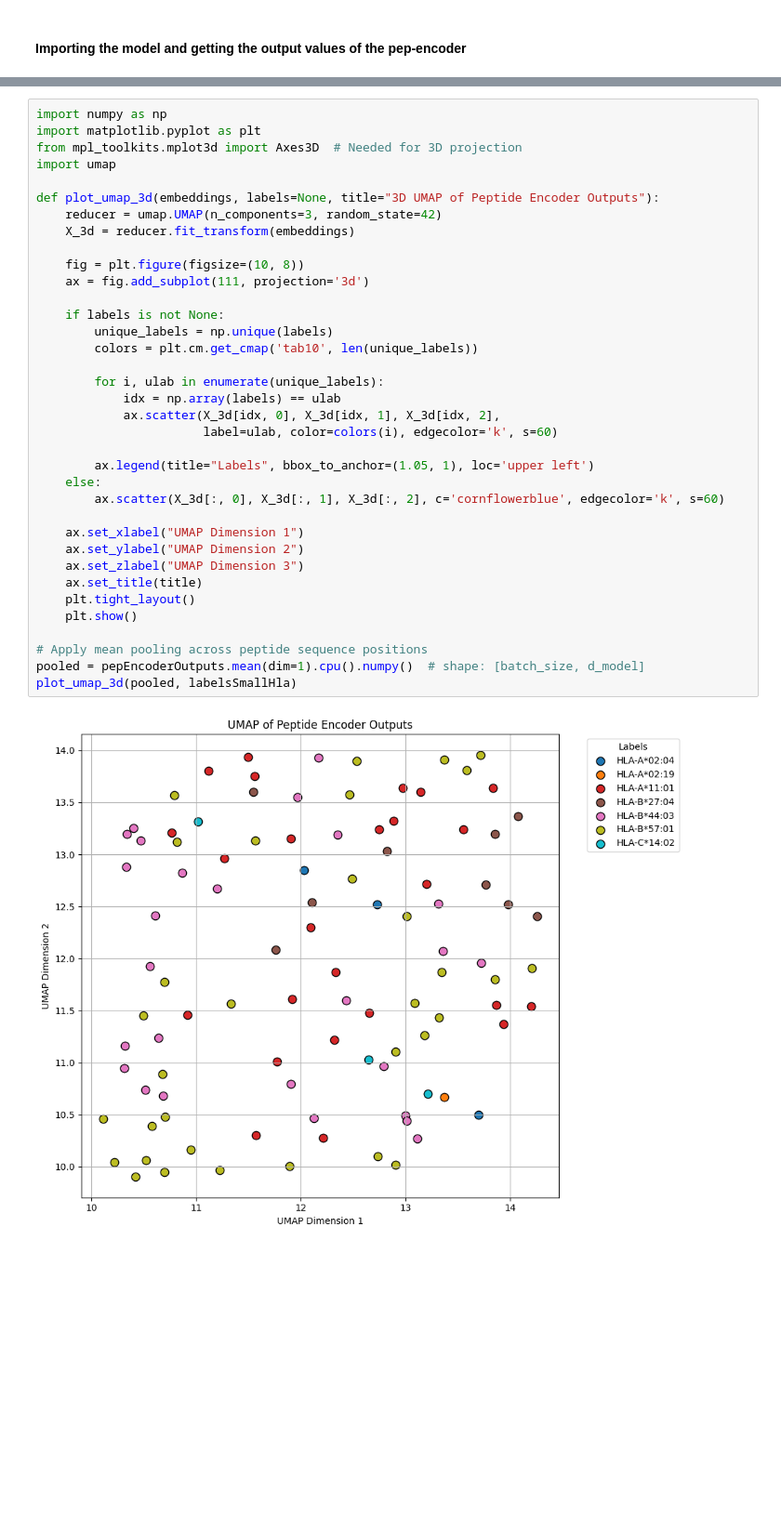
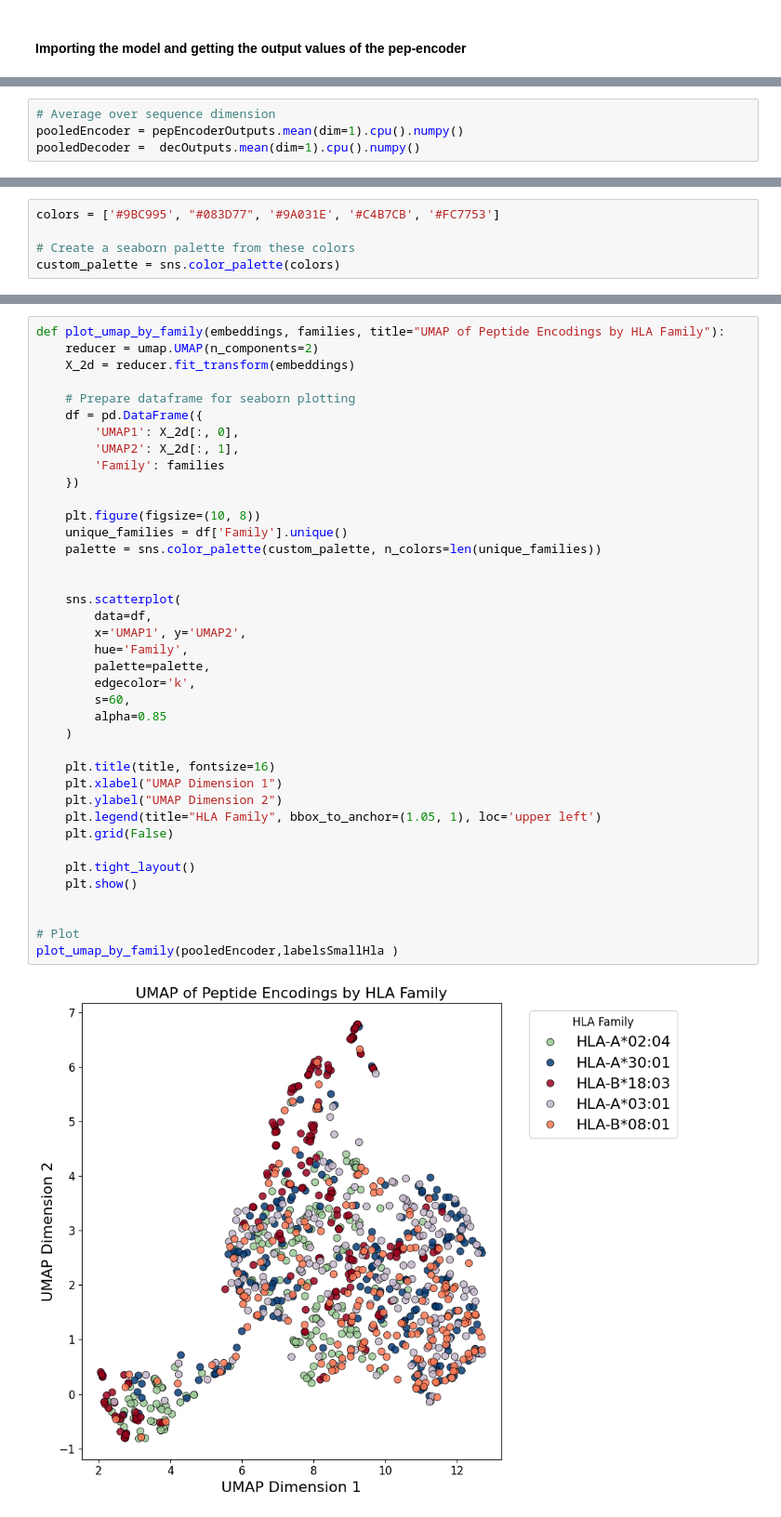
Before and after one commit to Felipepuiggarimedici/Fine-Tuned-TransMut, a Jupyter notebook: clusters.ipynb, the cells around one changed output, grey strips where cells are left out. Shown at 93% size. Saved outputs shown, nothing was run; the diff lists cells and outputs as text; blank space fills up the shorter version.

```diff
--- a/clusters.ipynb
+++ b/clusters.ipynb
@@ -62,0 +136,4 @@ The best hyperparameters are: n_heads: 6.0, n_layers = 4.0, d_k = 32.0
+# %%
+# Average over sequence dimension
+pooledEncoder = pepEncoderOutputs.mean(dim=1).cpu().numpy()
+pooledDecoder =  decOutputs.mean(dim=1).cpu().numpy()
@@ -63 +142,6 @@ The best hyperparameters are: n_heads: 6.0, n_layers = 4.0, d_k = 32.0
+# %%
+colors = ['#9BC995', "#083D77", '#9A031E', '#C4B7CB', '#FC7753']
+
+# Create a seaborn palette from these colors
+custom_palette = sns.color_palette(colors)
 # %% [markdown]
@@ -65,38 +149,41 @@ The best hyperparameters are: n_heads: 6.0, n_layers = 4.0, d_k = 32.0
 # %%
-import numpy as np
-import matplotlib.pyplot as plt
-from mpl_toolkits.mplot3d import Axes3D  # Needed for 3D projection
-import umap
+def plot_umap_by_family(embeddings, families, title="UMAP of Peptide Encodings by HLA Family"):
+    reducer = umap.UMAP(n_components=2)
+    X_2d = reducer.fit_transform(embeddings)
 
-def plot_umap_3d(embeddings, labels=None, title="3D UMAP of Peptide Encoder Outputs"):
-    reducer = umap.UMAP(n_components=3, random_state=42)
-    X_3d = reducer.fit_transform(embeddings)
+    # Prepare dataframe for seaborn plotting
+    df = pd.DataFrame({
+        'UMAP1': X_2d[:, 0],
+        'UMAP2': X_2d[:, 1],
+        'Family': families
+    })
 
-    fig = plt.figure(figsize=(10, 8))
-    ax = fig.add_subplot(111, projection='3d')
+    plt.figure(figsize=(10, 8))
+    unique_families = df['Family'].unique()
+    palette = sns.color_palette(custom_palette, n_colors=len(unique_families))
 
-    if labels is not None:
-        unique_labels = np.unique(labels)
-        colors = plt.cm.get_cmap('tab10', len(unique_labels))
 
-        for i, ulab in enumerate(unique_labels):
-            idx = np.array(labels) == ulab
-            ax.scatter(X_3d[idx, 0], X_3d[idx, 1], X_3d[idx, 2],
-                       label=ulab, color=colors(i), edgecolor='k', s=60)
+    sns.scatterplot(
+        data=df,
+        x='UMAP1', y='UMAP2',
+        hue='Family',
+        palette=palette,
+        edgecolor='k',
+        s=60,
+        alpha=0.85
+    )
 
-        ax.legend(title="Labels", bbox_to_anchor=(1.05, 1), loc='upper left')
-    else:
-        ax.scatter(X_3d[:, 0], X_3d[:, 1], X_3d[:, 2], c='cornflowerblue', edgecolor='k', s=60)
+    plt.title(title, fontsize=16)
+    plt.xlabel("UMAP Dimension 1")
+    plt.ylabel("UMAP Dimension 2")
+    plt.legend(title="HLA Family", bbox_to_anchor=(1.05, 1), loc='upper left')
+    plt.grid(False)
 
-    ax.set_xlabel("UMAP Dimension 1")
-    ax.set_ylabel("UMAP Dimension 2")
-    ax.set_zlabel("UMAP Dimension 3")
-    ax.set_title(title)
     plt.tight_layout()
     plt.show()
 
-# Apply mean pooling across peptide sequence positions
-pooled = pepEncoderOutputs.mean(dim=1).cpu().numpy()  # shape: [batch_size, d_model]
-plot_umap_3d(pooled, labelsSmallHla)
+
+# Plot
+plot_umap_by_family(pooledEncoder,labelsSmallHla )
 # %% [output]
-[figure, old version]
+[figure, new version]
```
Also changed, not shown: parts of 16 cells of this notebook.
